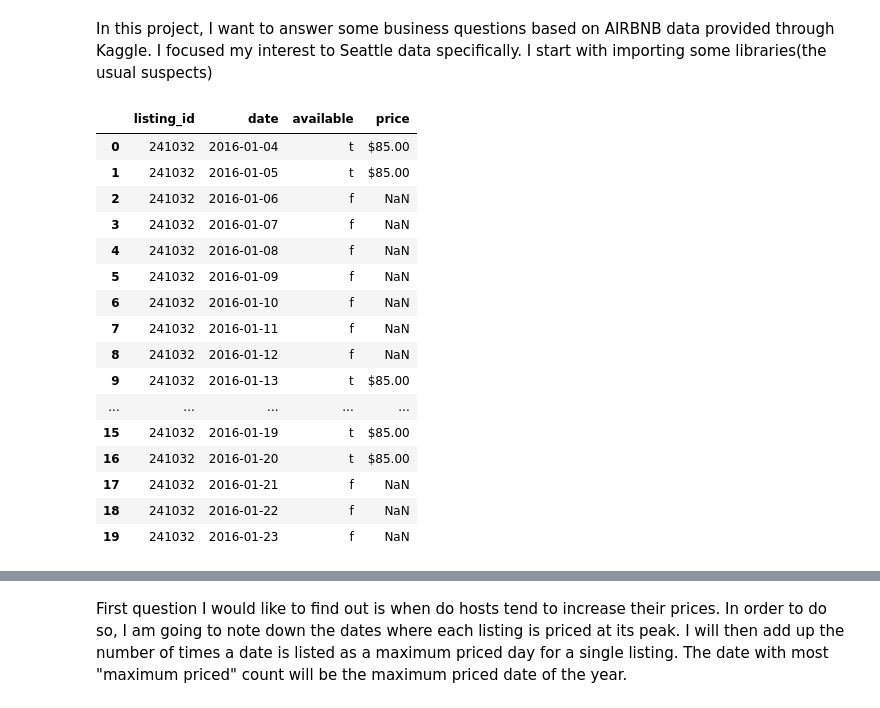
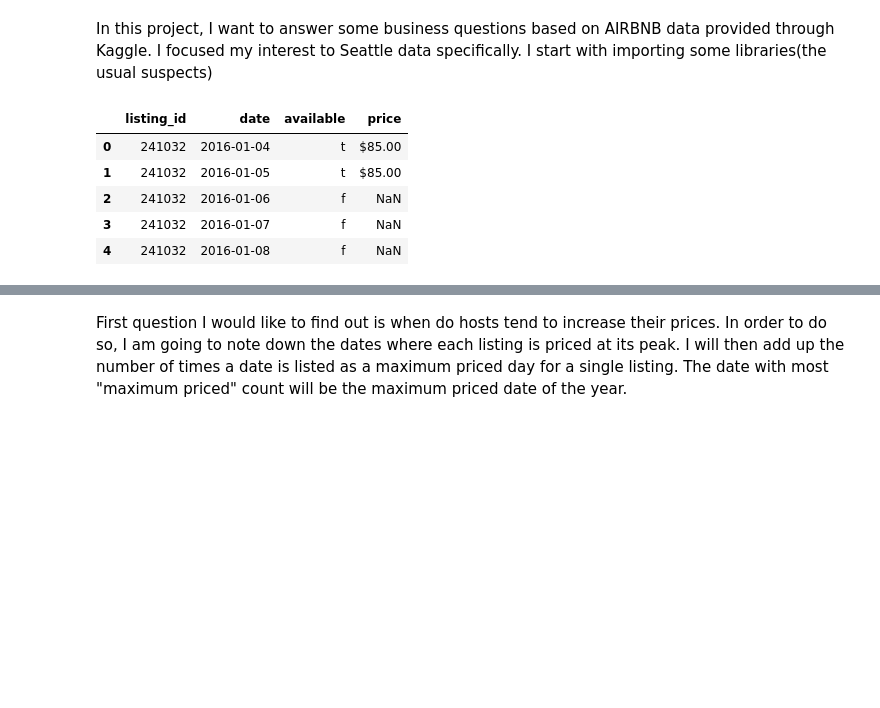
Before and after one commit to onurkapucu/CRISP-DM, a Jupyter notebook: Seattle CRISP DM.ipynb, the cells around one changed output, grey strips where cells are left out. Cells and saved outputs as stored; diff of their text form; code cells hidden in the pictures; blank space fills up the shorter version.

```diff
--- a/Seattle CRISP DM.ipynb
+++ b/Seattle CRISP DM.ipynb
@@ -19,23 +19,12 @@ pd.set_option('display.max_columns',500)
 plt.rcParams['figure.figsize'] = [20, 10] # matplotlib plot size
 # %%
 calendar = pd.read_csv('./calendar.csv')
-calendar.head(20)
+calendar.head(5)
 # %% [output]
 |  | listing_id | date | available | price |
 | 0 | 241032 | 2016-01-04 | t | $85.00 |
 | 1 | 241032 | 2016-01-05 | t | $85.00 |
 | 2 | 241032 | 2016-01-06 | f | NaN |
 | 3 | 241032 | 2016-01-07 | f | NaN |
 | 4 | 241032 | 2016-01-08 | f | NaN |
-| 5 | 241032 | 2016-01-09 | f | NaN |
-| 6 | 241032 | 2016-01-10 | f | NaN |
-| 7 | 241032 | 2016-01-11 | f | NaN |
-| 8 | 241032 | 2016-01-12 | f | NaN |
-| 9 | 241032 | 2016-01-13 | t | $85.00 |
-| ... | ... | ... | ... | ... |
-| 15 | 241032 | 2016-01-19 | t | $85.00 |
-| 16 | 241032 | 2016-01-20 | t | $85.00 |
-| 17 | 241032 | 2016-01-21 | f | NaN |
-| 18 | 241032 | 2016-01-22 | f | NaN |
-| 19 | 241032 | 2016-01-23 | f | NaN |
 # %%
```
Also changed, not shown: parts of 30 cells of this notebook.
